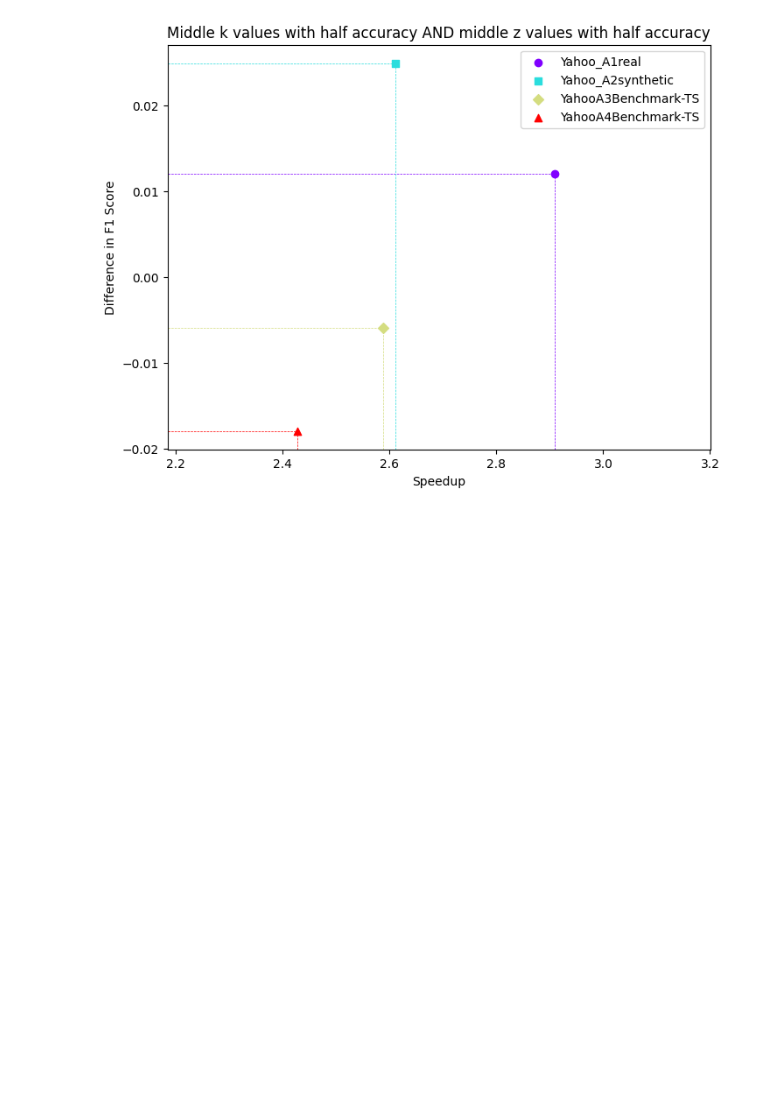
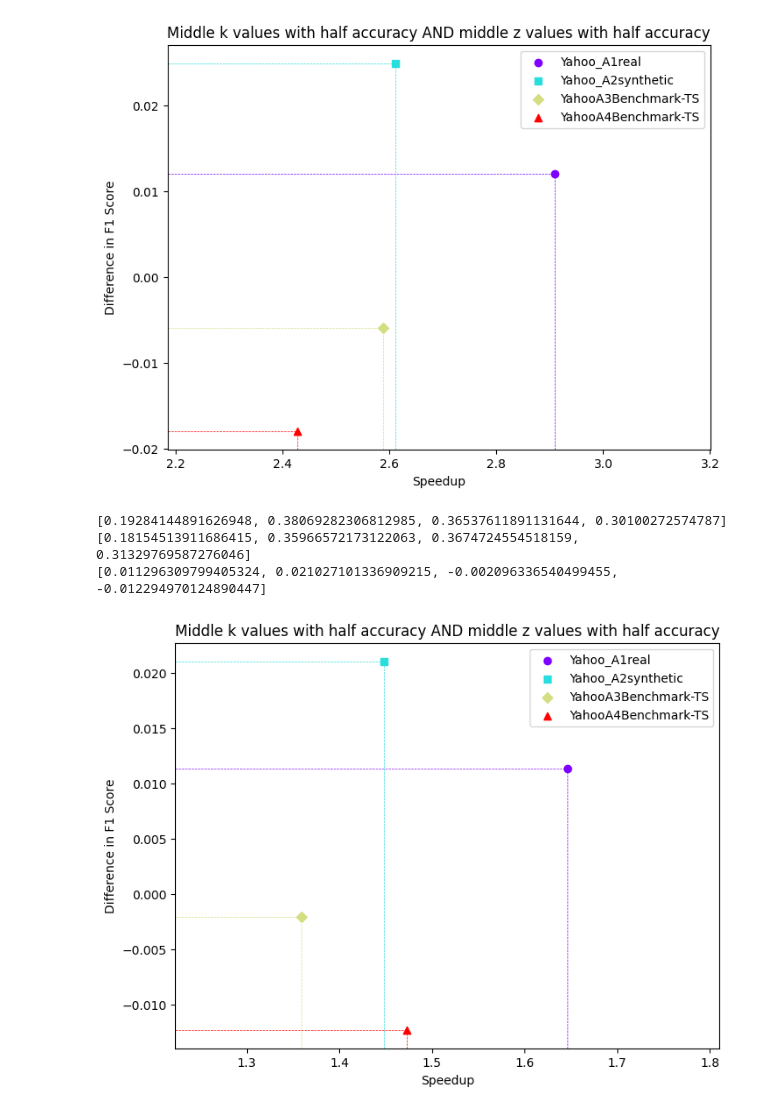
Before and after one commit to patiosga/ADBOD, a Jupyter notebook: z_k_combinations.ipynb, the cells around one changed output. Drawn from its saved outputs; the diff is of its cells as text; code cells hidden in the pictures; blank space fills up the shorter version.

```diff
--- a/z_k_combinations.ipynb
+++ b/z_k_combinations.ipynb
@@ -38,3 +38,13 @@ Experiment.plot_results(speedups, f1s, title='Middle k values with half accuracy
 [0.19354748608754152, 0.3845939783999406, 0.36155218521988636, 0.2953669173140924] [0.18154513911686415, 0.35966572173122063, 0.3674724554518159, 0.31329769587276046]
 [0.012002346970677369, 0.02492825666871995, -0.005920270231929536, -0.017930778558668037]
 [figure]
+# %%
+
+k3 = [6,7,8]
+z3 = list(d for d in range(4, 8))
+speedups, f1s = Experiment.test_all_datasets(mode='both', slide=100, window=200, k=k3, z=z3)
+Experiment.plot_results(speedups, f1s, title='Middle k values with half accuracy AND middle z values with half accuracy')
+# %% [output]
+[0.19284144891626948, 0.38069282306812985, 0.36537611891131644, 0.30100272574787] [0.18154513911686415, 0.35966572173122063, 0.3674724554518159, 0.31329769587276046]
+[0.011296309799405324, 0.021027101336909215, -0.002096336540499455, -0.012294970124890447]
+[figure, added]
```
Also changed, not shown: 2 other files.
